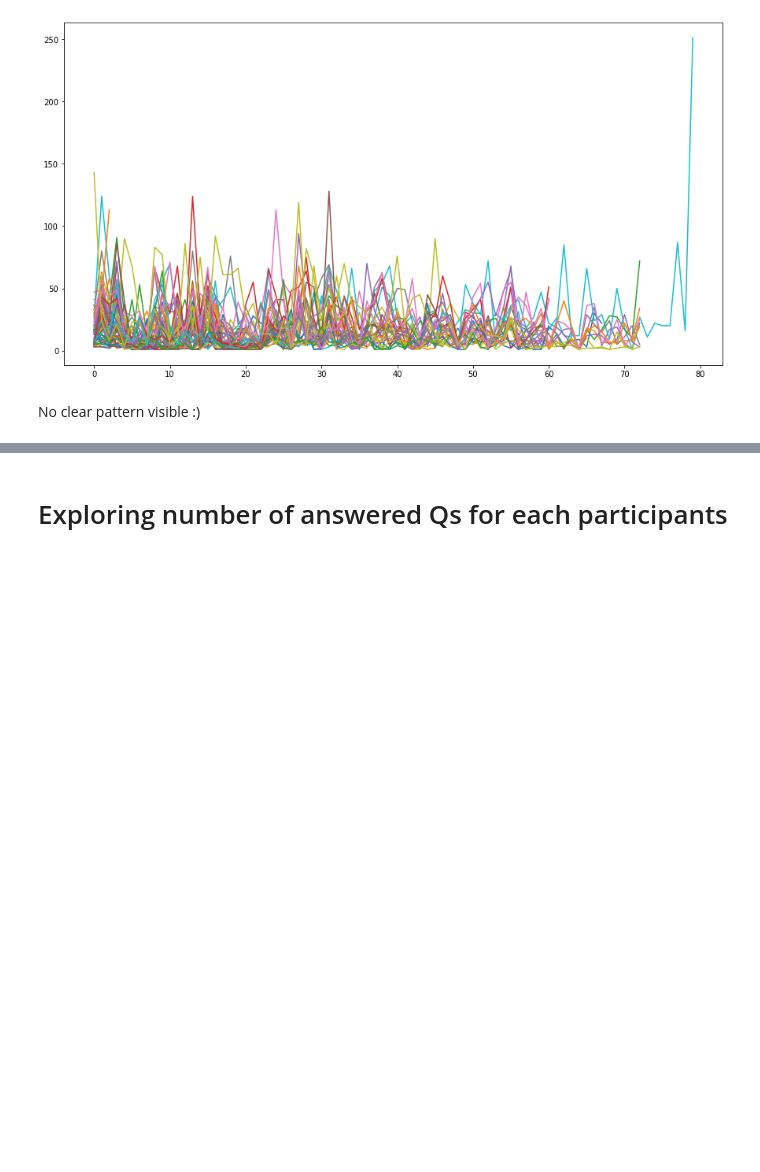
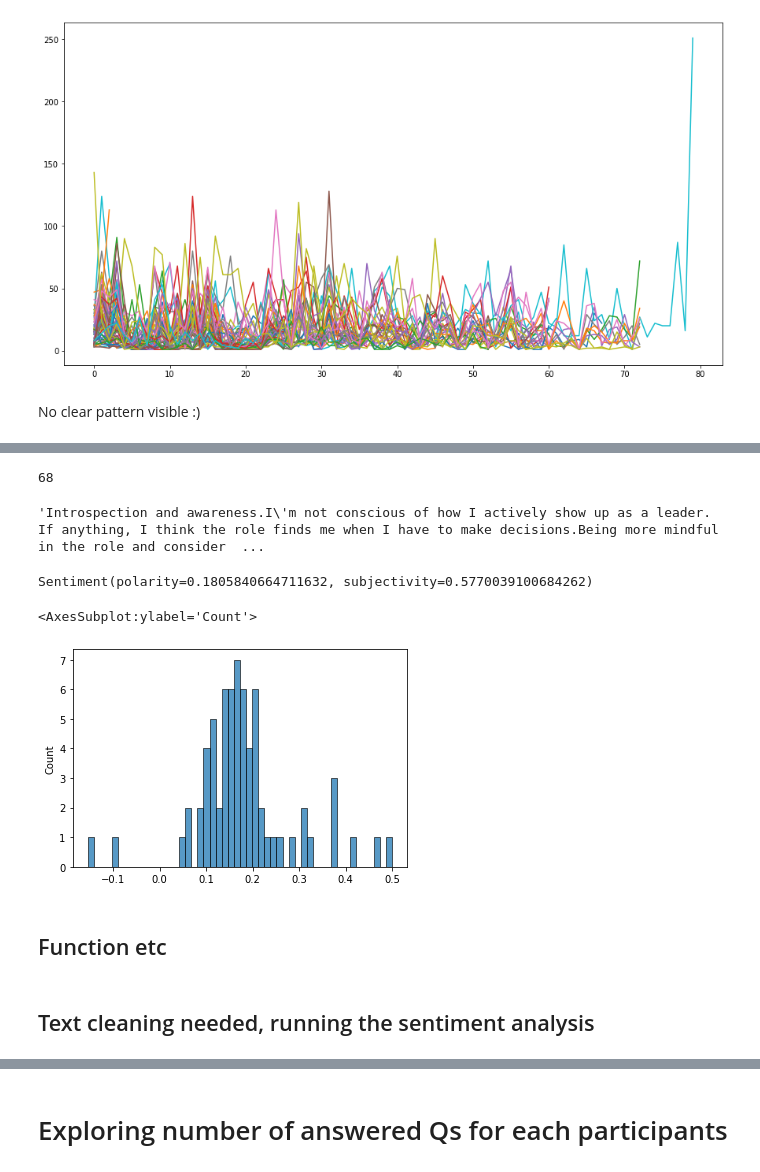
Before and after one commit to Zuza-b/ChangeDEEPly, a Jupyter notebook: notebooks/LP_cleaning_and_preprocessing.ipynb, the cells around one changed output, grey strips where cells are left out. Cells and saved outputs as stored; diff of their text form; code cells hidden in the pictures; blank space fills up the shorter version.

Commit message:
up till sentimental analysis on uncleaned text

```diff
--- a/notebooks/LP_cleaning_and_preprocessing.ipynb
+++ b/notebooks/LP_cleaning_and_preprocessing.ipynb
@@ -277,0 +351,37 @@ No clear pattern visible :)
+# %%
+# A list of all the answers of all participants in the first module
+len(all_user_all_answers)
+# %% [output]
+68
+# %%
+# Dataframe of the first module of all answers of all participants
+data_answers_first_module = pd.DataFrame(all_user_all_answers, users_list_first_module, columns=['Accummulated_answers'])
+data_answers_first_module['Accummulated_answers'][0]
+# %% [output]
+'Introspection and awareness.I\'m not conscious of how I actively show up as a leader. If anything, I think the role finds me when I have to make decisions.Being more mindful in the role and consider  ...
+# %%
+# The text of the first person, just as a first trial
+text = data_answers_first_module.Accummulated_answers[0]
+# %%
+# Sentiment in a range of [-1;1] for the first participant:
+blob = TextBlob(text)
+sentiment = blob.sentiment
+sentiment
+# %% [output]
+Sentiment(polarity=0.1805840664711632, subjectivity=0.5770039100684262)
+# %%
+# Sentiment for all the participants in the first module
+all_sentiment = []
+for i in range(len(data_answers_first_module)):
+    text = data_answers_first_module.Accummulated_answers[i]
+    blob = TextBlob(text)
+    sentiment = blob.sentiment.polarity
+    all_sentiment.append(sentiment)
+# %%
+# Distribution of the sentiment of the text of all the participants in the first module
+sns.histplot(all_sentiment, bins=50)
+# %% [output]
+<AxesSubplot:ylabel='Count'>
+[figure, added]
+# %% [markdown]
+## Function etc
@@ -277,0 +413,2 @@ No clear pattern visible :)
+# %% [markdown]
+## Text cleaning needed, running the sentiment analysis
```
Also changed, not shown: parts of 41 cells of this notebook.
